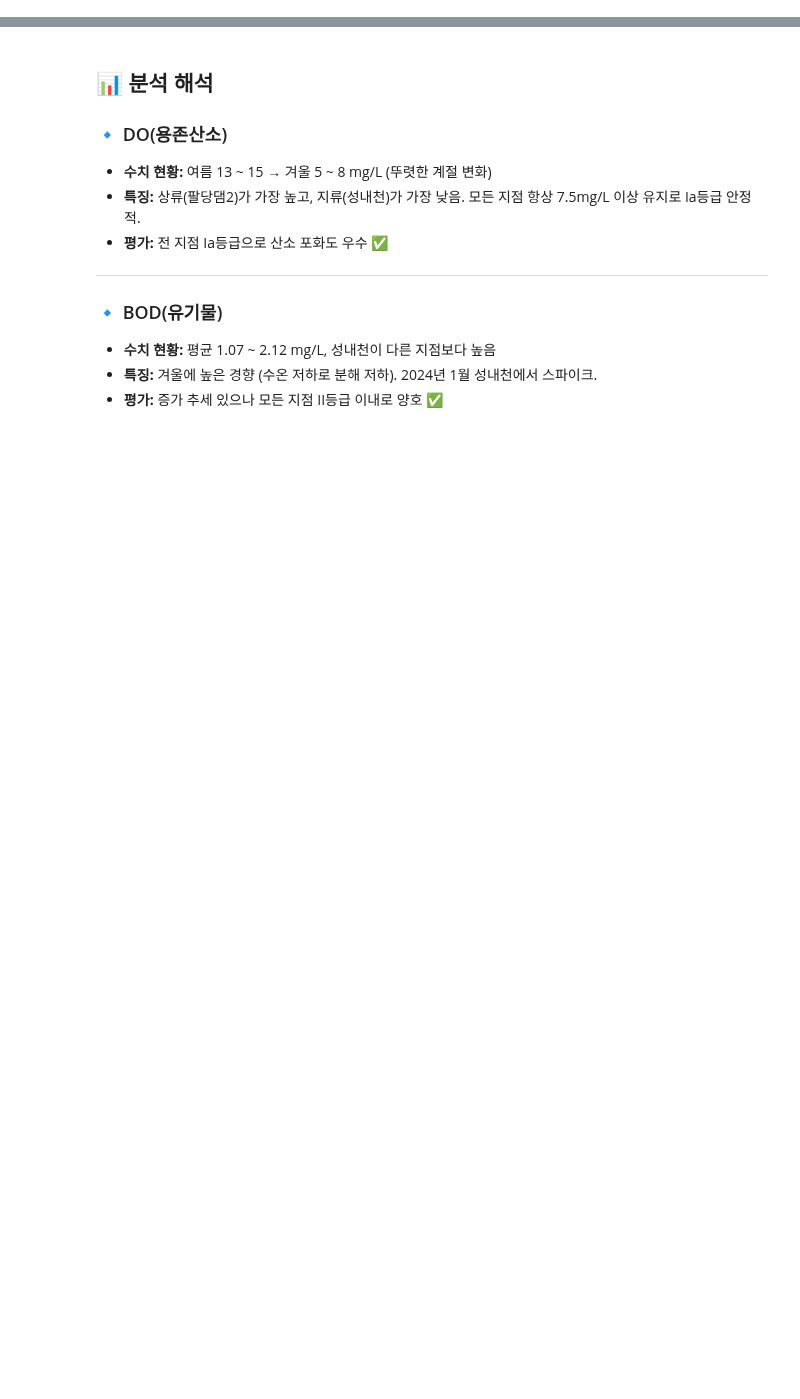
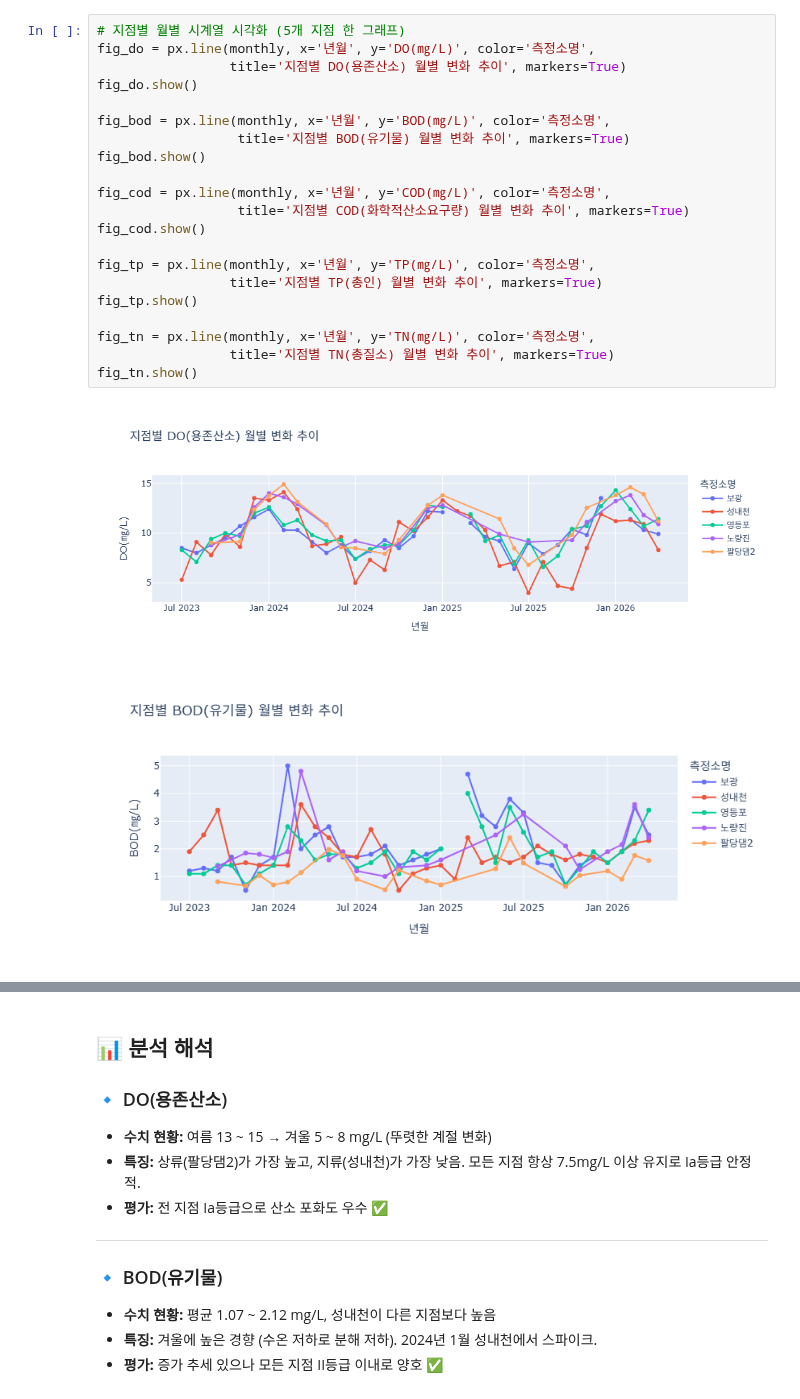
Before and after one commit to Jenny5789/hangang-water-quality, a Jupyter notebook: 04_timeseries.ipynb, the cells around one changed output, grey strips where cells are left out. Saved outputs shown, nothing was run; the diff lists cells and outputs as text; blank space fills up the shorter version.

```diff
--- a/04_timeseries.ipynb
+++ b/04_timeseries.ipynb
@@ -20,0 +42,24 @@
+# %%
+# 지점별 월별 시계열 시각화 (5개 지점 한 그래프)
+fig_do = px.line(monthly, x='년월', y='DO(㎎/L)', color='측정소명',
+                 title='지점별 DO(용존산소) 월별 변화 추이', markers=True)
+fig_do.show()
+
+fig_bod = px.line(monthly, x='년월', y='BOD(㎎/L)', color='측정소명',
+                  title='지점별 BOD(유기물) 월별 변화 추이', markers=True)
+fig_bod.show()
+
+fig_cod = px.line(monthly, x='년월', y='COD(㎎/L)', color='측정소명',
+                  title='지점별 COD(화학적산소요구량) 월별 변화 추이', markers=True)
+fig_cod.show()
+
+fig_tp = px.line(monthly, x='년월', y='TP(㎎/L)', color='측정소명',
+                 title='지점별 TP(총인) 월별 변화 추이', markers=True)
+fig_tp.show()
+
+fig_tn = px.line(monthly, x='년월', y='TN(㎎/L)', color='측정소명',
+                 title='지점별 TN(총질소) 월별 변화 추이', markers=True)
+fig_tn.show()
+# %% [output]
+[figure, added]
+[figure, added]
```
Also changed, not shown: parts of 9 cells of this notebook, 1 other file.
